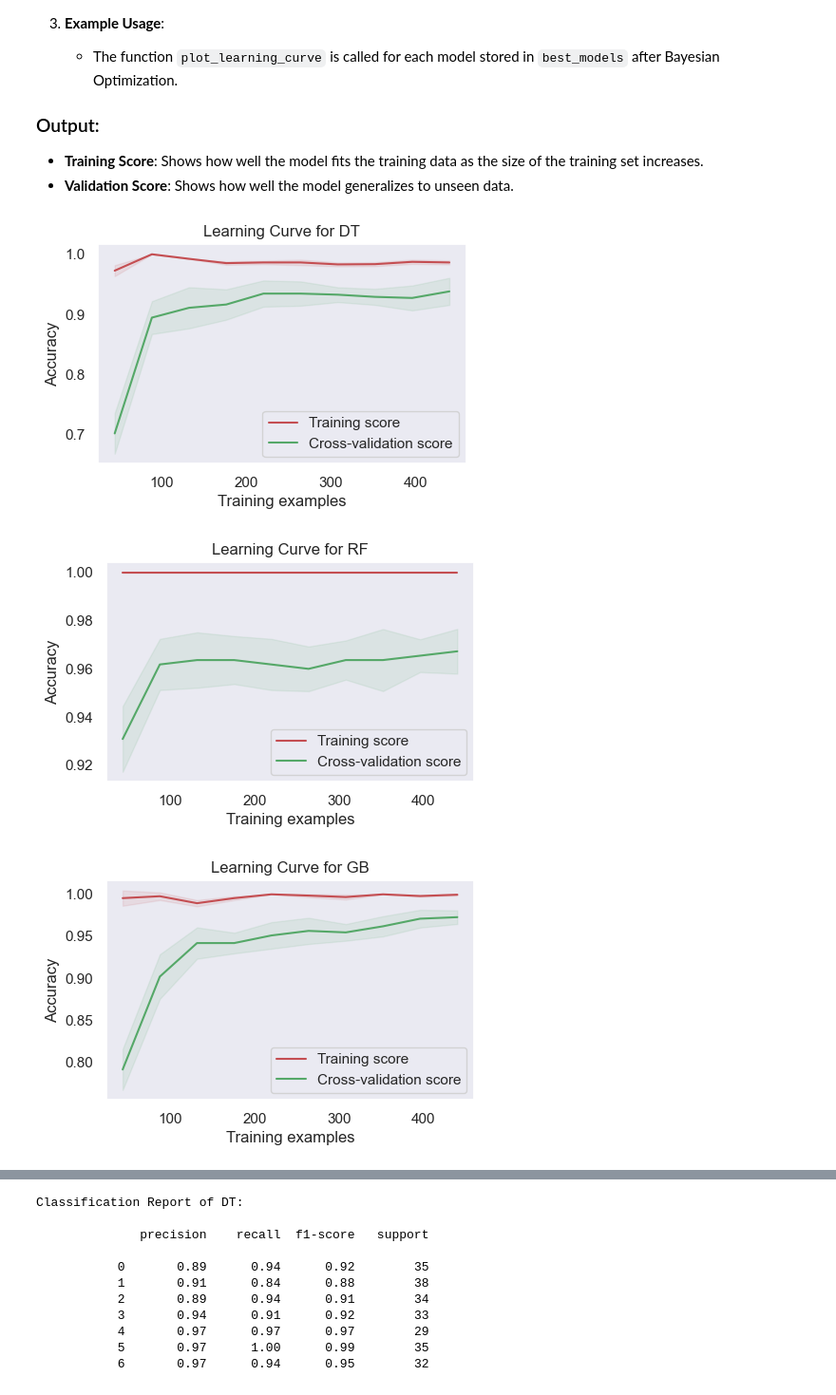
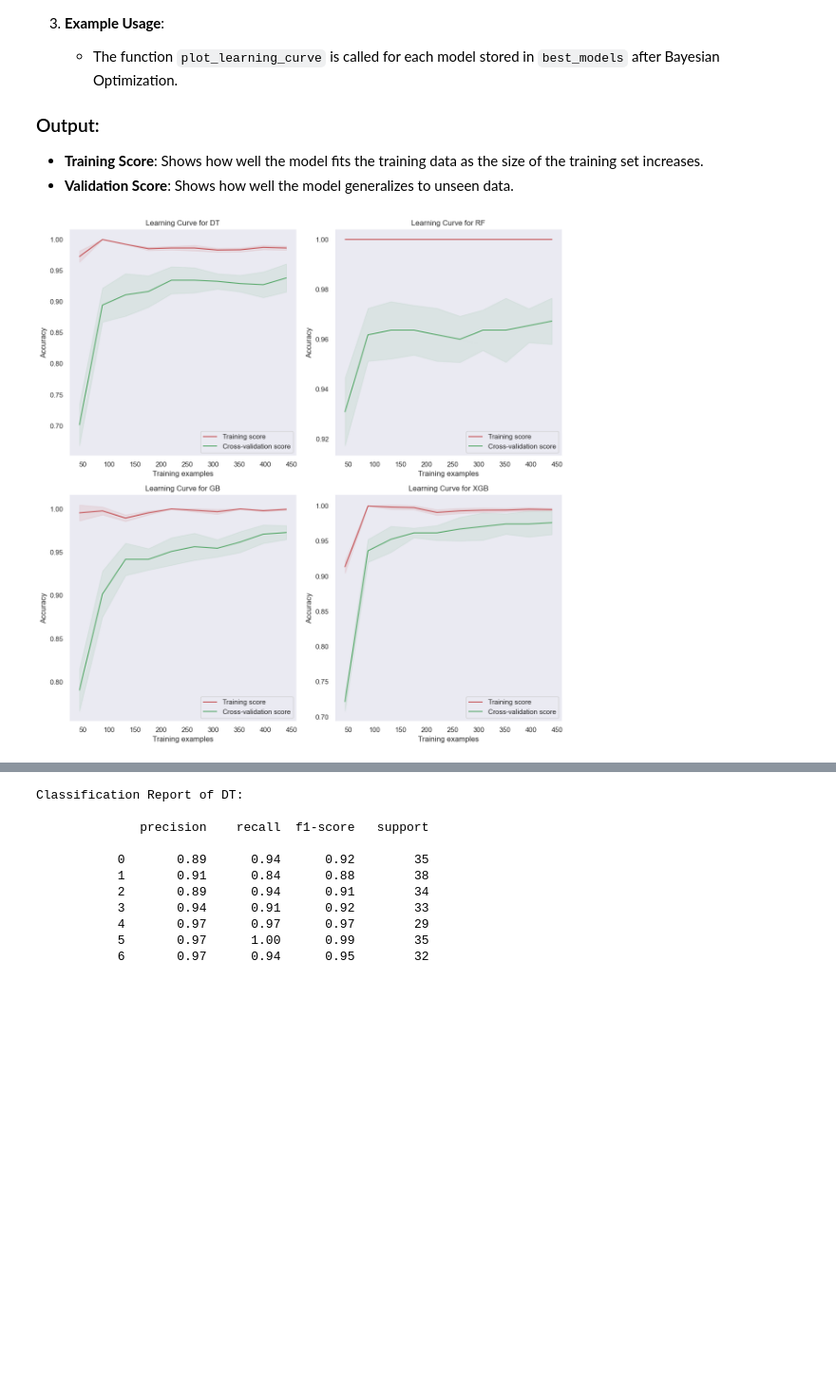
Before and after one commit to jaswanthlsvyj/Student-Job-Profile-Suggester, a Jupyter notebook: Code/suggester.ipynb, the cells around one changed output, grey strips where cells are left out. Shown at 95% size. Saved outputs shown, nothing was run; the diff lists cells and outputs as text; code cells hidden in the pictures; blank space fills up the shorter version.

```diff
--- a/Code/suggester.ipynb
+++ b/Code/suggester.ipynb
@@ -535,45 +531,57 @@ plot_feature_importance(X_train)
 - **Training Score**: Shows how well the model fits the training data as the size of the training set increases.
 - **Validation Score**: Shows how well the model generalizes to unseen data.
 # %%
-def plot_learning_curve(estimator, X_train, y_train, title, cv=5, scoring='accuracy'):
-    """Plots a learning curve for a given model."""
+"""Plots learning curves for all models in a 2x2 grid."""
 
-    # Generate learning curve data
-    train_sizes, train_scores, test_scores = learning_curve(
-        estimator, X_train, y_train, cv=cv, n_jobs=-1, scoring=scoring, train_sizes=np.linspace(0.1, 1.0, 10)
-    )
+def plot_learning_curves(best_models, X_train, y_train, cv=5, scoring='accuracy'):
 
-    # Calculate mean and standard deviation for training and validation scores
-    train_scores_mean = np.mean(train_scores, axis=1)
-    train_scores_std = np.std(train_scores, axis=1)
-    test_scores_mean = np.mean(test_scores, axis=1)
-    test_scores_std = np.std(test_scores, axis=1)
+    num_models = len(best_models)
+    nrows = (num_models + 1) // 2  # Dynamically calculate rows
+    ncols = 2  # Set columns to 2 for the grid layout
 
-    # Plot learning curve
-    plt.figure(figsize=(5, 3))
-    plt.title(title)
-    plt.xlabel("Training examples")
-    plt.ylabel(scoring.capitalize())
+    fig, axes = plt.subplots(nrows=nrows, ncols=ncols, figsize=(12, 6 * nrows))
+    axes = axes.flatten()  # Flatten the grid to easily iterate over subplots
 
-    # Plot the training score curve
-    plt.plot(train_sizes, train_scores_mean, label="Training score", color="r")
-    plt.fill_between(train_sizes, train_scores_mean - train_scores_std,
-                     train_scores_mean + train_scores_std, color="r", alpha=0.1)
+    for idx, (model_name, model) in enumerate(best_models.items()):
+        # Generate learning curve data
+        train_sizes, train_scores, test_scores = learning_curve(
+            model, X_train, y_train, cv=cv, n_jobs=-1, scoring=scoring, train_sizes=np.linspace(0.1, 1.0, 10)
+        )
 
-    # Plot the validation score curve
-    plt.plot(train_sizes, test_scores_mean, label="Cross-validation score", color="g")
-    plt.fill_between(train_sizes, test_scores_mean - test_scores_std,
-                     test_scores_mean + test_scores_std, color="g", alpha=0.1)
+        # Calculate mean and standard deviation for training and validation scores
+        train_scores_mean = np.mean(train_scores, axis=1)
+        train_scores_std = np.std(train_scores, axis=1)
+        test_scores_mean = np.mean(test_scores, axis=1)
+        test_scores_std = np.std(test_scores, axis=1)
 
-    plt.legend(loc="best")
-    plt.grid()
+        # Plot learning curve
+        ax = axes[idx]  # Select subplot
+        ax.set_title(f"Learning Curve for {model_name}")
+        ax.set_xlabel("Training examples")
+        ax.set_ylabel(scoring.capitalize())
+
+        # Plot the training score curve
+        ax.plot(train_sizes, train_scores_mean, label="Training score", color="r")
+        ax.fill_between(train_sizes, train_scores_mean - train_scores_std,
+                        train_scores_mean + train_scores_std, color="r", alpha=0.1)
+
+        # Plot the validation score curve
+        ax.plot(train_sizes, test_scores_mean, label="Cross-validation score", color="g")
+        ax.fill_between(train_sizes, test_scores_mean - test_scores_std,
+                        test_scores_mean + test_scores_std, color="g", alpha=0.1)
+
+        ax.legend(loc="best")
+        ax.grid()
+
+    # If there are fewer models than subplots, turn off extra axes
+    for i in range(len(best_models), len(axes)):
+        axes[i].axis('off')
+
+    plt.tight_layout()
     plt.show()
 
 
-# Plot learning curves for each model
-for model_name, model in best_models.items():
-    plot_learning_curve(model, X_train, y_train, f"Learning Curve for {model_name}")
+# Plot learning curves for all models
+plot_learning_curves(best_models, X_train, y_train)
 # %% [output]
-[figure, old version]
+[figure, new version]
-[figure, removed]
-[figure, removed]
```
Also changed, not shown: parts of 12 cells of this notebook, 1 other file.
